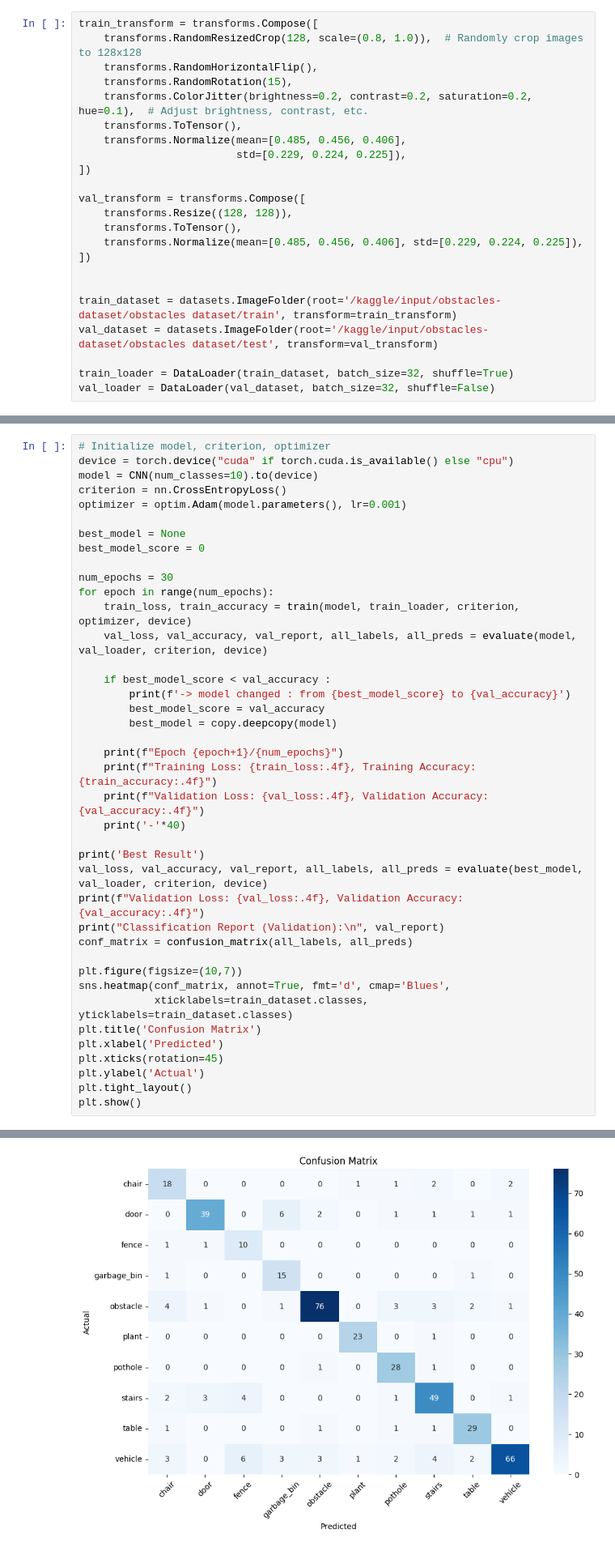
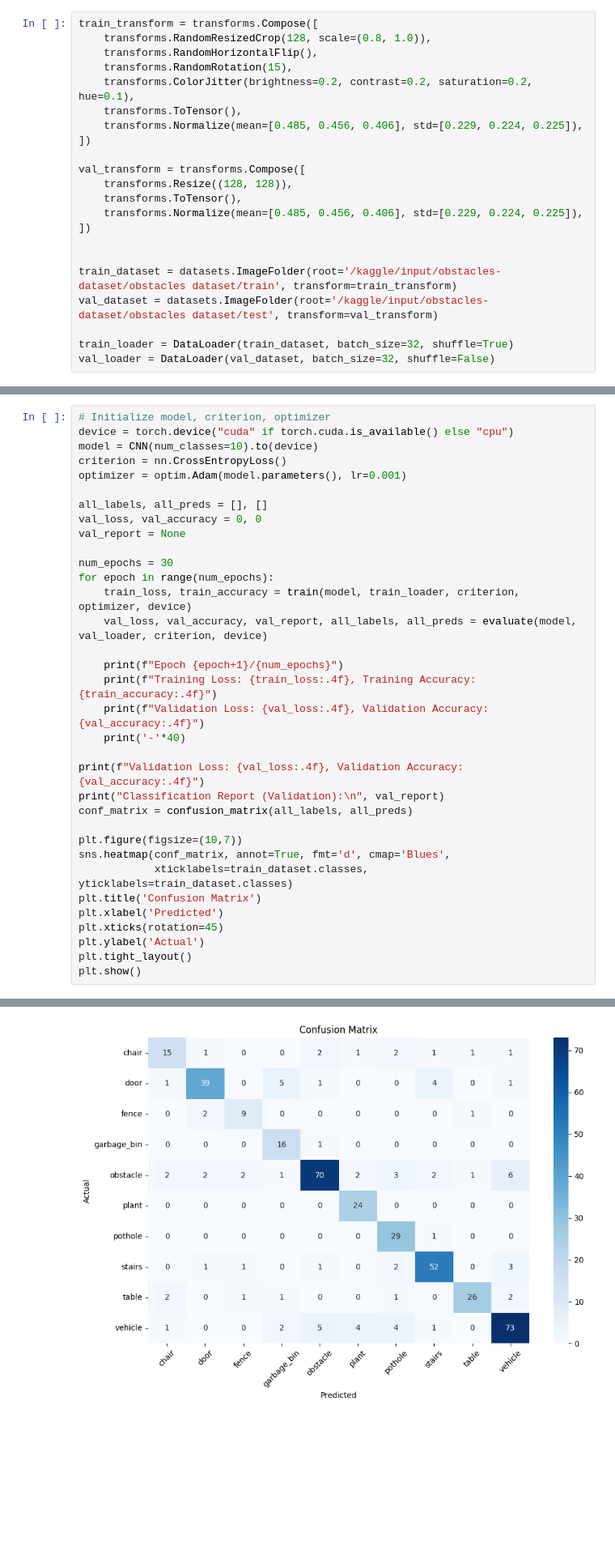
Before and after one commit to drisskhattabi6/Obstacle-Detection-with-Alert-System-for-Visually-Impaired, a Jupyter notebook: Notebooks/obstacles-detection-for-visually-impaired-cnn.ipynb, the cells around one changed output, grey strips where cells are left out. Shown: that part at 81% size. Drawn from its saved outputs; the diff is of its cells as text; blank space fills up the shorter version.

```diff
--- a/Notebooks/obstacles-detection-for-visually-impaired-cnn.ipynb
+++ b/Notebooks/obstacles-detection-for-visually-impaired-cnn.ipynb
@@ -31,13 +24,12 @@ warnings.filterwarnings('ignore')
 ## Data Preprocessing & Augmentation :
 # %%
 train_transform = transforms.Compose([
-    transforms.RandomResizedCrop(128, scale=(0.8, 1.0)),  # Randomly crop images to 128x128
+    transforms.RandomResizedCrop(128, scale=(0.8, 1.0)),
     transforms.RandomHorizontalFlip(),
     transforms.RandomRotation(15),
-    transforms.ColorJitter(brightness=0.2, contrast=0.2, saturation=0.2, hue=0.1),  # Adjust brightness, contrast, etc.
+    transforms.ColorJitter(brightness=0.2, contrast=0.2, saturation=0.2, hue=0.1),
     transforms.ToTensor(),
-    transforms.Normalize(mean=[0.485, 0.456, 0.406],
-                         std=[0.229, 0.224, 0.225]),
+    transforms.Normalize(mean=[0.485, 0.456, 0.406], std=[0.229, 0.224, 0.225]),
 ])
 
 val_transform = transforms.Compose([
@@ -187,26 +178,20 @@ model = CNN(num_classes=10).to(device)
 criterion = nn.CrossEntropyLoss()
 optimizer = optim.Adam(model.parameters(), lr=0.001)
 
-best_model = None
-best_model_score = 0
+all_labels, all_preds = [], []
+val_loss, val_accuracy = 0, 0
+val_report = None
 
 num_epochs = 30
 for epoch in range(num_epochs):
     train_loss, train_accuracy = train(model, train_loader, criterion, optimizer, device)
     val_loss, val_accuracy, val_report, all_labels, all_preds = evaluate(model, val_loader, criterion, device)
 
-    if best_model_score < val_accuracy :
-        print(f'-> model changed : from {best_model_score} to {val_accuracy}')
-        best_model_score = val_accuracy
-        best_model = copy.deepcopy(model)
-
     print(f"Epoch {epoch+1}/{num_epochs}")
     print(f"Training Loss: {train_loss:.4f}, Training Accuracy: {train_accuracy:.4f}")
     print(f"Validation Loss: {val_loss:.4f}, Validation Accuracy: {val_accuracy:.4f}")
     print('-'*40)
 
-print('Best Result')
-val_loss, val_accuracy, val_report, all_labels, all_preds = evaluate(best_model, val_loader, criterion, device)
 print(f"Validation Loss: {val_loss:.4f}, Validation Accuracy: {val_accuracy:.4f}")
 print("Classification Report (Validation):\n", val_report)
 conf_matrix = confusion_matrix(all_labels, all_preds)
@@ -241 +226 @@ weighted avg       0.84      0.82      0.82       432
-[figure, old version]
+[figure, new version]
```
Also changed, not shown: parts of 6 cells of this notebook, 4 other files.
